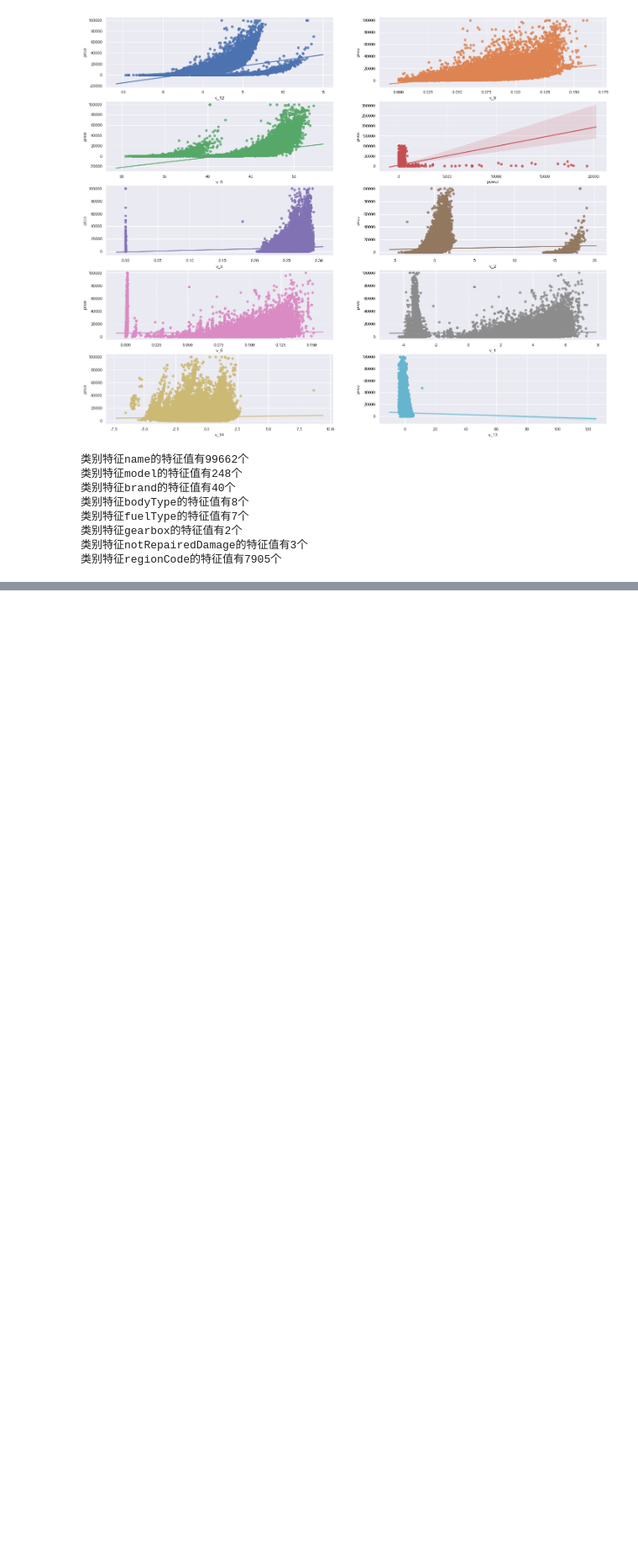
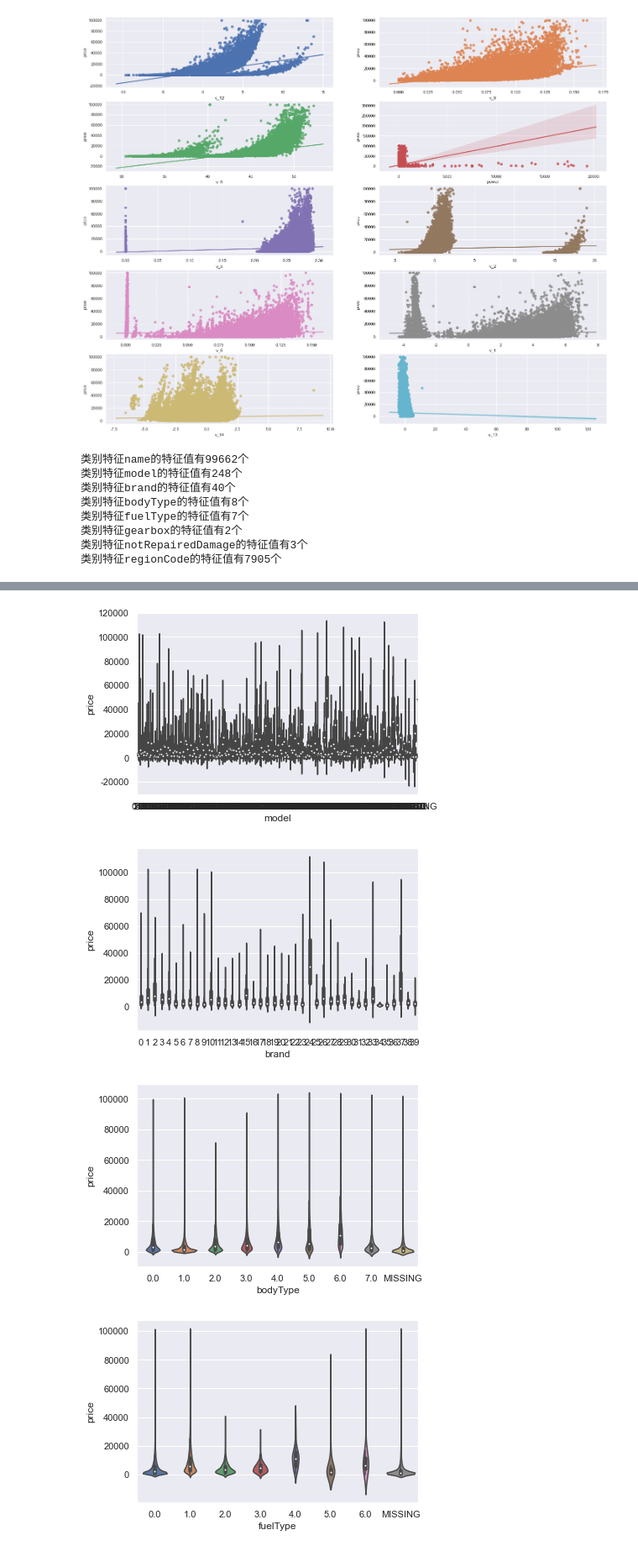
Before and after one commit to isidore-wong/Hayes-MachineLearning, a Jupyter notebook: code/03_Projects/03_Used car Transaction price Prediction/T2_DataProcessing.ipynb, the cells around one changed output, grey strips where cells are left out. Shown at 84% size. Drawn from its saved outputs; the diff is of its cells as text; code cells hidden in the pictures; blank space fills up the shorter version.

```diff
--- a/code/03_Projects/03_Used car Transaction price Prediction/T2_DataProcessing.ipynb
+++ b/code/03_Projects/03_Used car Transaction price Prediction/T2_DataProcessing.ipynb
@@ -521,0 +569,12 @@ for fea in categorical_features:
+# %%
+# 类别特征的小提琴图可视化
+catg_list = categorical_features
+target = 'price'
+for catg in catg_list:
+    sns.violinplot(x=catg, y=target, data=train_data)
+    plt.show()
+# %% [output]
+[figure, added]
+[figure, added]
+[figure, added]
+[figure, added]
```
Also changed, not shown: parts of 10 cells of this notebook, 2 other files.
